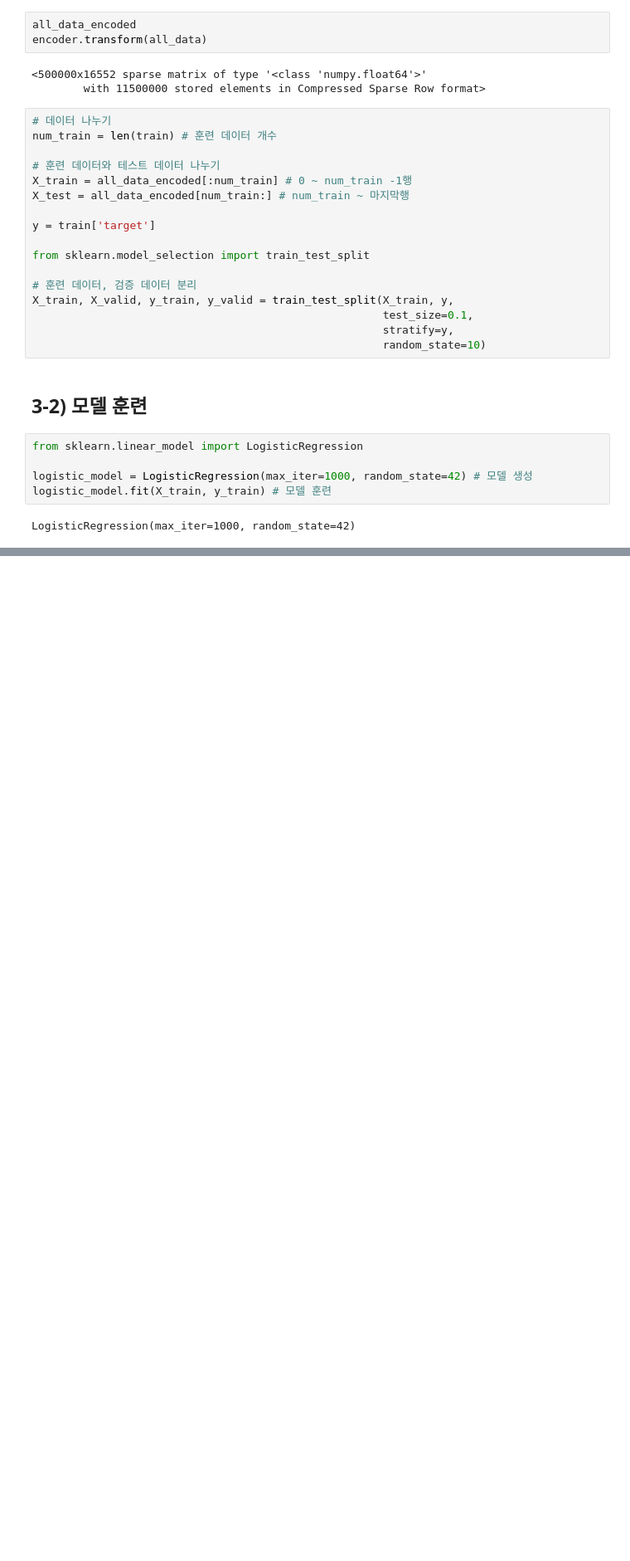
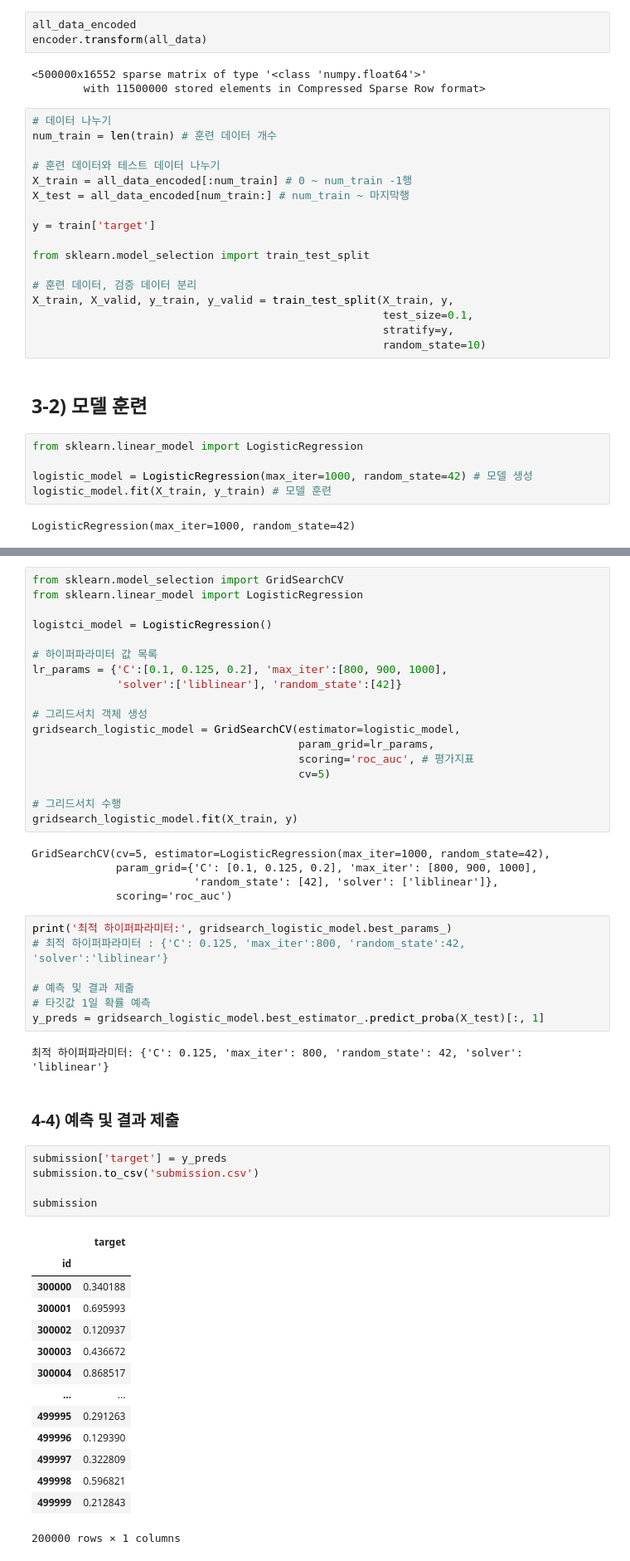
Before and after one commit to eunzzae/KaggleStudy_MustHave, a Jupyter notebook: Chap07_범주형데이터_이진_분류.ipynb, the cells around one changed output, grey strips where cells are left out. Shown at 83% size. Cells and saved outputs as stored; diff of their text form; blank space fills up the shorter version.

```diff
--- a/Chap07_범주형데이터_이진_분류.ipynb
+++ b/Chap07_범주형데이터_이진_분류.ipynb
@@ -439,0 +613,54 @@ LogisticRegression(max_iter=1000, random_state=42)
+# %%
+from sklearn.model_selection import GridSearchCV
+from sklearn.linear_model import LogisticRegression
+
+logistci_model = LogisticRegression()
+
+# 하이퍼파라미터 값 목록
+lr_params = {'C':[0.1, 0.125, 0.2], 'max_iter':[800, 900, 1000],
+             'solver':['liblinear'], 'random_state':[42]}
+
+# 그리드서치 객체 생성
+gridsearch_logistic_model = GridSearchCV(estimator=logistic_model,
+                                         param_grid=lr_params,
+                                         scoring='roc_auc', # 평가지표
+                                         cv=5)
+
+# 그리드서치 수행
+gridsearch_logistic_model.fit(X_train, y)
+# %% [output]
+GridSearchCV(cv=5, estimator=LogisticRegression(max_iter=1000, random_state=42),
+             param_grid={'C': [0.1, 0.125, 0.2], 'max_iter': [800, 900, 1000],
+                         'random_state': [42], 'solver': ['liblinear']},
+             scoring='roc_auc')
+# %%
+print('최적 하이퍼파라미터:', gridsearch_logistic_model.best_params_)
+# 최적 하이퍼파라미터 : {'C': 0.125, 'max_iter':800, 'random_state':42, 'solver':'liblinear'}
+
+# 예측 및 결과 제출
+# 타깃값 1일 확률 예측
+y_preds = gridsearch_logistic_model.best_estimator_.predict_proba(X_test)[:, 1]
+# %% [output]
+최적 하이퍼파라미터: {'C': 0.125, 'max_iter': 800, 'random_state': 42, 'solver': 'liblinear'}
+# %% [markdown]
+### 4-4) 예측 및 결과 제출
+# %%
+submission['target'] = y_preds
+submission.to_csv('submission.csv')
+
+submission
+# %% [output]
+|  | target |
+| id |  |
+| 300000 | 0.340188 |
+| 300001 | 0.695993 |
+| 300002 | 0.120937 |
+| 300003 | 0.436672 |
+| 300004 | 0.868517 |
+| ... | ... |
+| 499995 | 0.291263 |
+| 499996 | 0.129390 |
+| 499997 | 0.322809 |
+| 499998 | 0.596821 |
+| 499999 | 0.212843 |
+200000 rows × 1 columns
```
Also changed, not shown: parts of 18 cells of this notebook.
